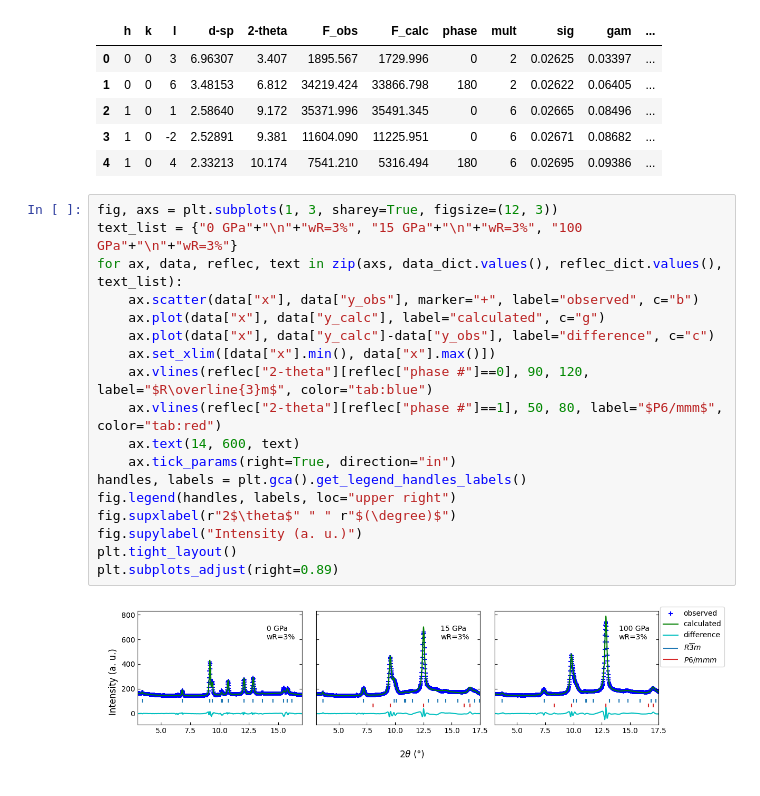
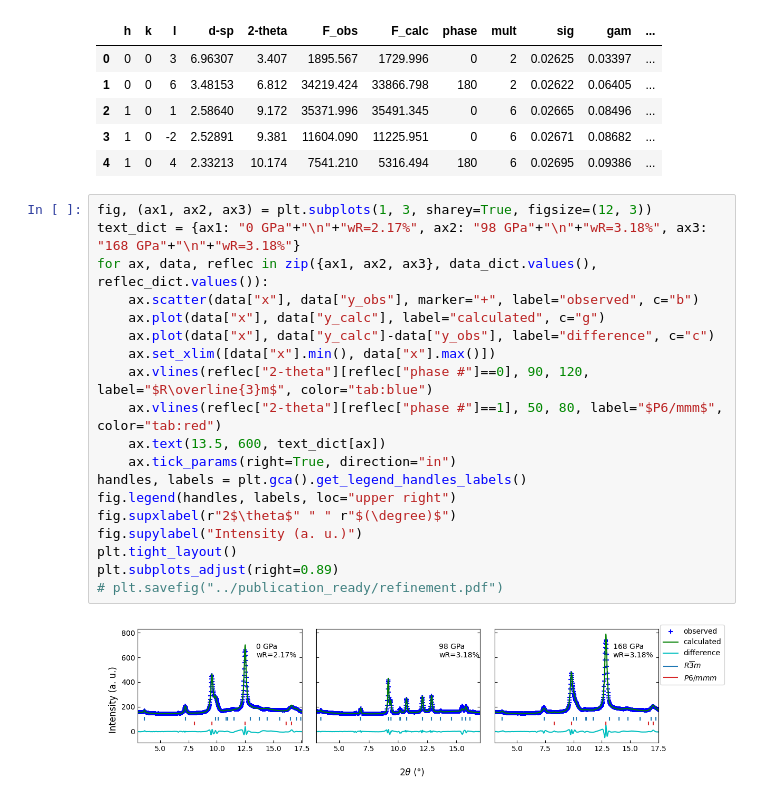
Before and after one commit to jhamlin-ufl/remob2, a Jupyter notebook: notebooks/HPXRD.ipynb, the cells around one changed output. Saved outputs shown, nothing was run; the diff lists cells and outputs as text.

```diff
--- a/notebooks/HPXRD.ipynb
+++ b/notebooks/HPXRD.ipynb
@@ -155,22 +156,23 @@ reflec_dict["01"].head()
 | 3 | 1 | 0 | -2 | 2.52891 | 9.381 | 11604.090 | 11225.951 | 0 | 6 | 0.02671 | 0.08682 | ... |
 | 4 | 1 | 0 | 4 | 2.33213 | 10.174 | 7541.210 | 5316.494 | 180 | 6 | 0.02695 | 0.09386 | ... |
 # %%
-fig, axs = plt.subplots(1, 3, sharey=True, figsize=(12, 3))
-text_list = {"0 GPa"+"\n"+"wR=3%", "15 GPa"+"\n"+"wR=3%", "100 GPa"+"\n"+"wR=3%"}
-for ax, data, reflec, text in zip(axs, data_dict.values(), reflec_dict.values(), text_list):
+fig, (ax1, ax2, ax3) = plt.subplots(1, 3, sharey=True, figsize=(12, 3))
+text_dict = {ax1: "0 GPa"+"\n"+"wR=2.17%", ax2: "98 GPa"+"\n"+"wR=3.18%", ax3: "168 GPa"+"\n"+"wR=3.18%"}
+for ax, data, reflec in zip({ax1, ax2, ax3}, data_dict.values(), reflec_dict.values()):
     ax.scatter(data["x"], data["y_obs"], marker="+", label="observed", c="b")
     ax.plot(data["x"], data["y_calc"], label="calculated", c="g")
     ax.plot(data["x"], data["y_calc"]-data["y_obs"], label="difference", c="c")
     ax.set_xlim([data["x"].min(), data["x"].max()])
     ax.vlines(reflec["2-theta"][reflec["phase #"]==0], 90, 120, label="$R\overline{3}m$", color="tab:blue")
     ax.vlines(reflec["2-theta"][reflec["phase #"]==1], 50, 80, label="$P6/mmm$", color="tab:red")
-    ax.text(14, 600, text)
+    ax.text(13.5, 600, text_dict[ax])
     ax.tick_params(right=True, direction="in")
 handles, labels = plt.gca().get_legend_handles_labels()
 fig.legend(handles, labels, loc="upper right")
 fig.supxlabel(r"2$\theta$" " " r"$(\degree)$")
 fig.supylabel("Intensity (a. u.)")
 plt.tight_layout()
 plt.subplots_adjust(right=0.89)
+# plt.savefig("../publication_ready/refinement.pdf")
 # %% [output]
-[figure, old version]
+[figure, new version]
```
Also changed, not shown: parts of 1 cell of this notebook.
